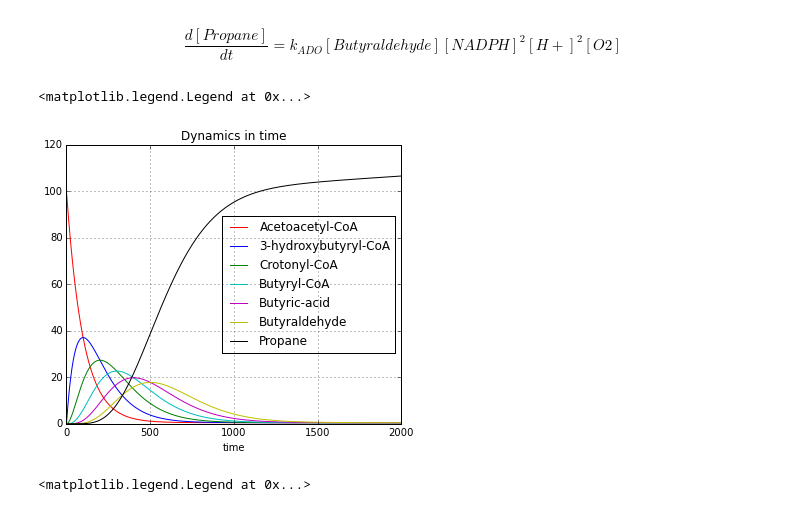
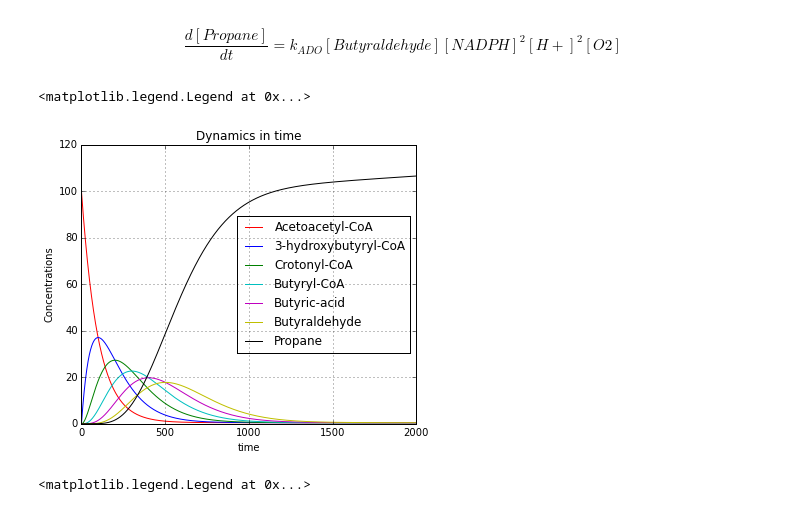
Before and after one commit to Aalto-Helsinki/modeling, a Jupyter notebook: 2015/Reactions - Basic Pathway.ipynb, the cells around one changed output. Cells and saved outputs as stored; diff of their text form; code cells hidden in the pictures.

Commit message:
Added y label to concentrations

```diff
--- a/2015/Reactions - Basic Pathway.ipynb
+++ b/2015/Reactions - Basic Pathway.ipynb
@@ -114,34 +114,35 @@ def sys(iv1, iv2, iv3, iv4, iv5, iv6, iv7, dt, time):
     return a, b, c, d, e, f, g
 
 sys(100, 0, 0, 0, 0, 0, 0,  dT, T)
 
 #plot
 fig = plt.figure(figsize=(15,5))
 fig.subplots_adjust(wspace = 0.5, hspace = 0.3)
 ax1 = fig.add_subplot(1,2,1)
 #ax2 = fig.add_subplot(1,2,2)
 
 ax1.plot(a, 'r-', label='Acetoacetyl-CoA')
 ax1.plot(b, 'b-', label='3-hydroxybutyryl-CoA')
 ax1.plot(c, 'g-', label='Crotonyl-CoA')
 ax1.plot(d, 'c-', label='Butyryl-CoA')
 ax1.plot(e, 'm-', label='Butyric-acid')
 ax1.plot(f, 'y-', label='Butyraldehyde')
 ax1.plot(g, 'k-', label='Propane')
 
 ax1.set_title("Dynamics in time")
 ax1.set_xlabel("time")
+ax1.set_ylabel("Concentrations")
 ax1.grid()
 ax1.legend(loc='best')
 
 #ax2.plot(x, y, color="blue")
 #ax2.set_xlabel("x")
 #ax2.set_ylabel("y")
 #ax2.set_title("Phase space")
 #ax2.grid()
 # %% [output]
 <matplotlib.legend.Legend at 0x...>
-[figure, old version]
+[figure, new version]
 # %%
 # Calculating the derivatives of the concentrations according to time
 
```
